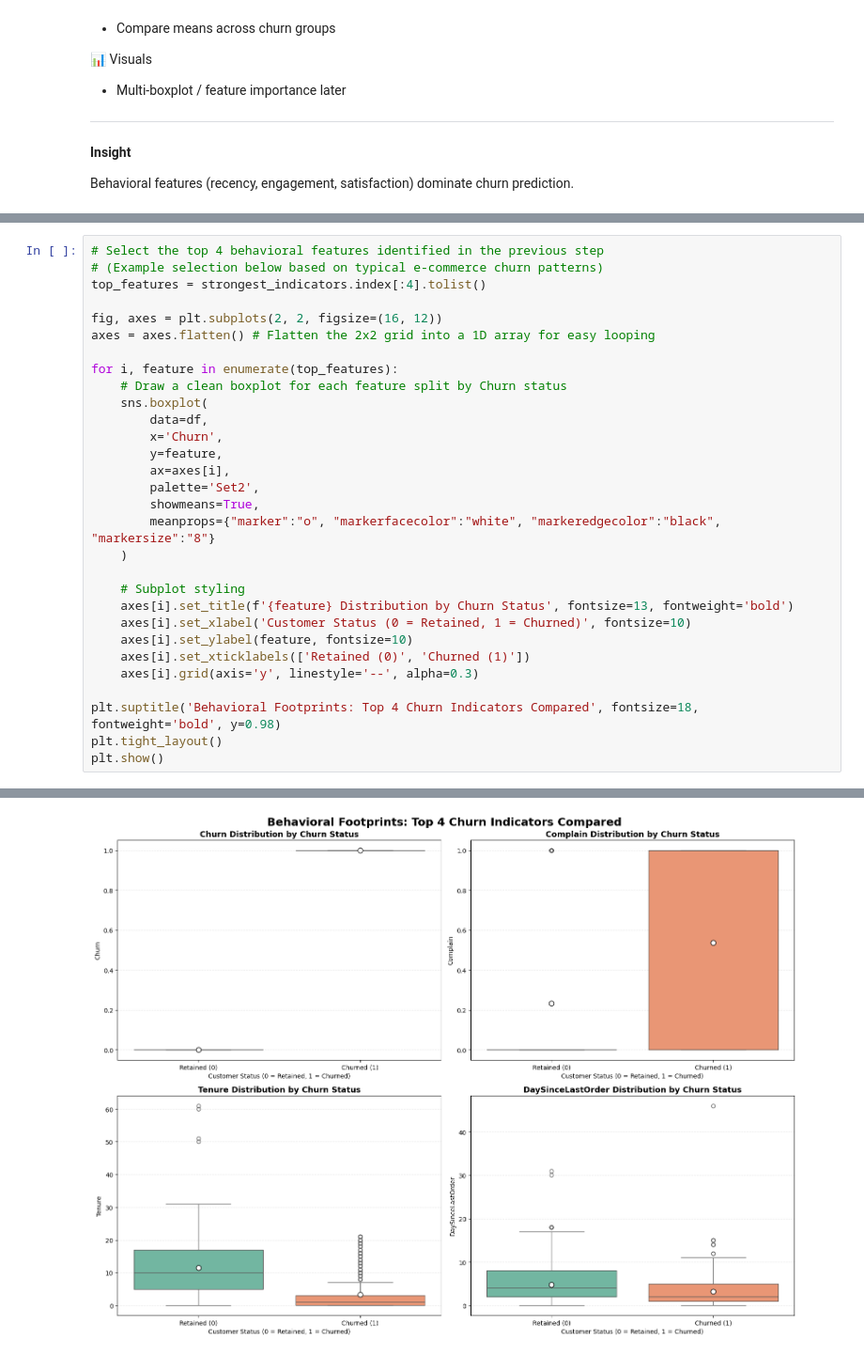
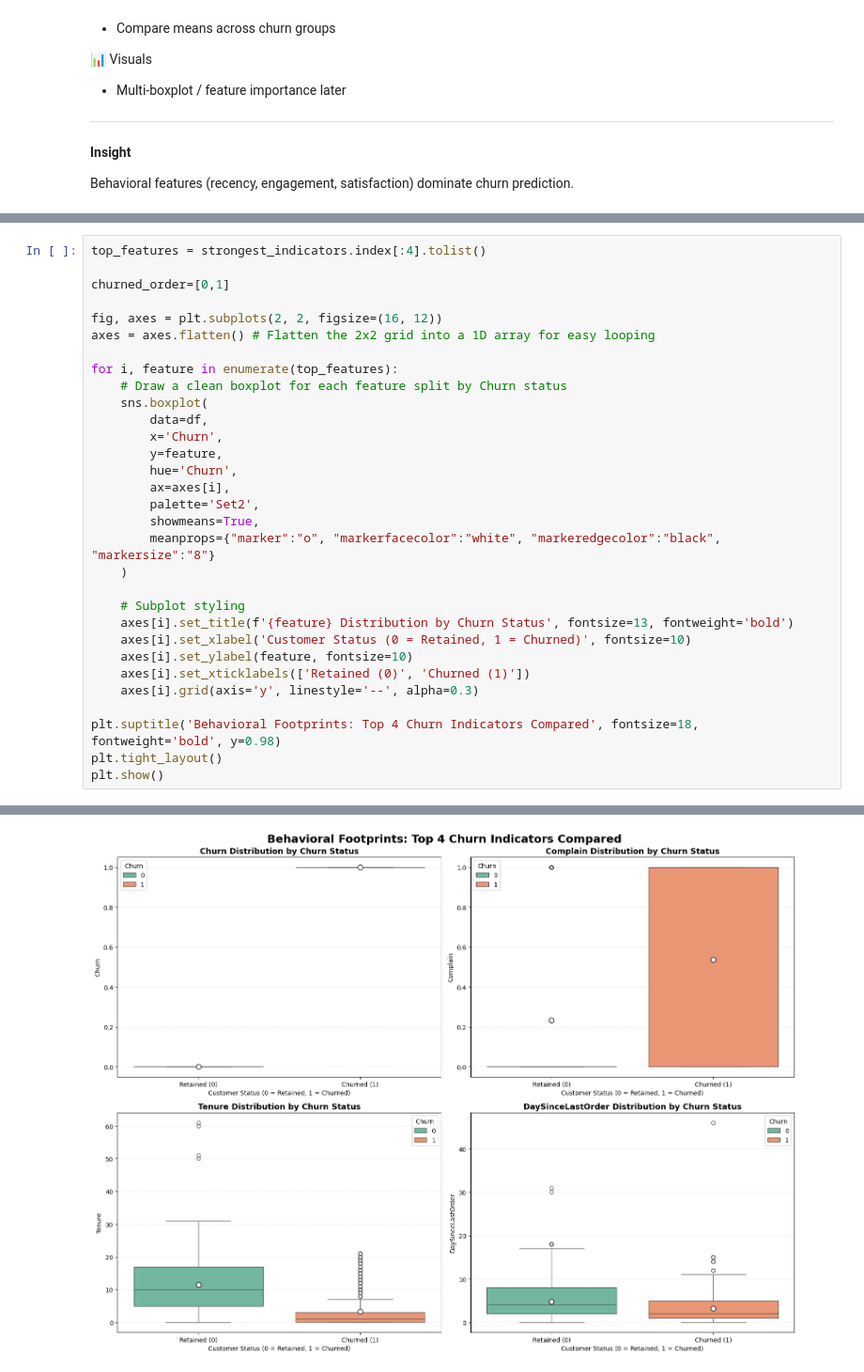
Before and after one commit to shivamtyagi577/E-commerce-Customer-End-to-End-Churn, a Jupyter notebook: Customer_Churn_Analysis_E_Commerce.ipynb, the cells around one changed output, grey strips where cells are left out. Shown at 94% size. Saved outputs shown, nothing was run; the diff lists cells and outputs as text.

```diff
--- a/Customer_Churn_Analysis_E_Commerce.ipynb
+++ b/Customer_Churn_Analysis_E_Commerce.ipynb
@@ -1816,9 +1818,9 @@ CouponUsed                            1.76          1.72            2.34
 HourSpendOnApp                        2.93          2.96            1.24
 OrderAmountHikeFromlastYear          15.72         15.63            0.62
 # %%
-# Select the top 4 behavioral features identified in the previous step
-# (Example selection below based on typical e-commerce churn patterns)
 top_features = strongest_indicators.index[:4].tolist()
+
+churned_order=[0,1]
 
 fig, axes = plt.subplots(2, 2, figsize=(16, 12))
 axes = axes.flatten() # Flatten the 2x2 grid into a 1D array for easy looping
@@ -1829,6 +1831,7 @@ for i, feature in enumerate(top_features):
         data=df,
         x='Churn',
         y=feature,
+        hue='Churn',
         ax=axes[i],
         palette='Set2',
         showmeans=True,
@@ -1864 +1852 @@ Passing `palette` without assigning `hue` is deprecated and will be removed in v
-[figure, old version]
+[figure, new version]
```
Also changed, not shown: parts of 4 cells of this notebook.
